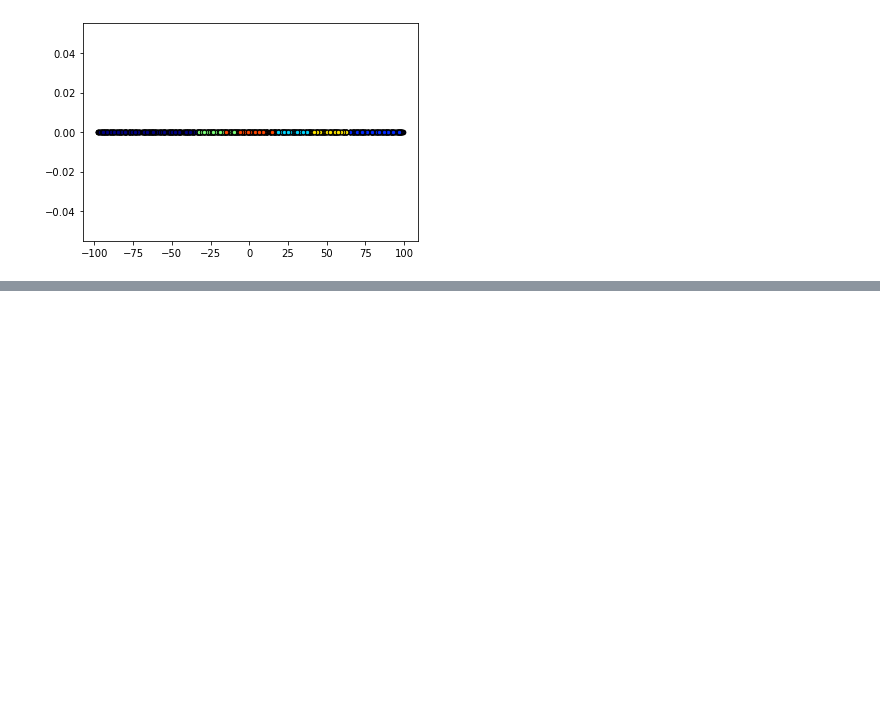
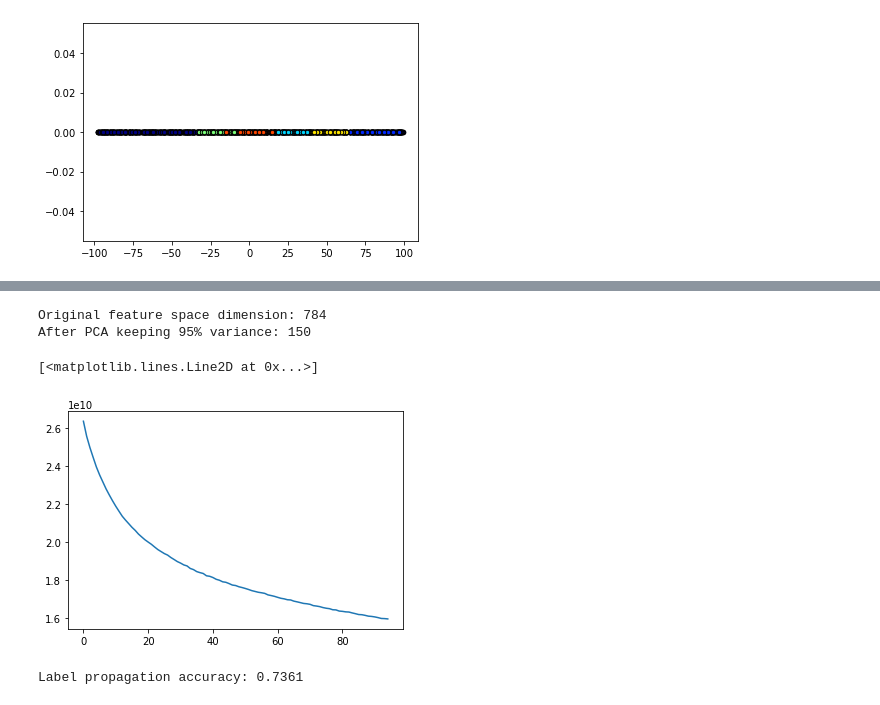
Before and after one commit to jaymberman/sklearn_guide, a Jupyter notebook: sklearn_guide.ipynb, the cells around one changed output, grey strips where cells are left out. Saved outputs shown, nothing was run; the diff lists cells and outputs as text; code cells hidden in the pictures; blank space fills up the shorter version.

Commit message:
finished clustering section

```diff
--- a/sklearn_guide.ipynb
+++ b/sklearn_guide.ipynb
@@ -2478,0 +2562,66 @@ Dataset after tSNEto 1-d
+# %%
+mnist = fetch_openml('mnist_784')
+# %%
+# It's easy to use the `elbow-method` to decide on an approximate number of clusters.
+# Because this dataset is relatively high-dimensional it would be a good idea to use PCA before
+# clustering.
+# In this dataset we can say there are probably at least 20-40ish clusters, because until there are at least
+# that many clusters the dataset inertia drops sharply with each added cluster
+X = mnist.data[:10000]
+y = mnist.target[:10000]
+X_pca = PCA(n_components=.95).fit_transform(X)
+print(f"Original feature space dimension: {X.shape[1]} \nAfter PCA keeping 95% variance: {X_pca.shape[1]}")
+inertias = []
+for i in tqdm(range(5, 100)):
+    km = KMeans(n_clusters=i)
+    km.fit(X_pca)
+    inertias.append(km.inertia_)
+
+plt.plot(inertias)
+# %% [output]
+Original feature space dimension: 784
+After PCA keeping 95% variance: 150
+[<matplotlib.lines.Line2D at 0x...>]
+[figure, added]
+# %%
+# Here is an example of using clustering to label an unlabeled dataset.
+# We choose representatives from each cluster and label them manually, and then
+# propagate the labels to all instances. We conclude by checking the accuracy against the true labels.
+# Note it's in general not a good idea to manually classify centroids: they are only cluster averages and
+# hence it can be difficult for a human to discern what the correct label would be (a 9 might look like a 4, etc.)
+# because the features (in this case the images) will be blurred from averaging
+
+from IPython.display import clear_output
+
+km = KMeans(n_clusters=40)
+
+def get_representatives_idx(X, clusterer):
+    preds = list(clusterer.predict(X))
+    representatives_idx = [preds.index(rep) for rep in np.unique(preds)]
+    return representatives_idx
+
+# Fit and manually classify representatives from each cluster.
+km.fit(X_pca)
+representatives_idx = get_representatives_idx(X_pca, km)
+representatives = X[representatives_idx]
+labels = []
+for representative in representatives:
+    plt.imshow(representative.reshape(28,28), cmap='gray')
+    plt.show()
+    label = int(input('label: '))
+    labels.append(label)
+    clear_output(wait=True)
+
+# Now that we have the labeled representatives, we propagate the labels to their cluster-mates
+y_manual = np.zeros(X.shape[0])
+preds = km.predict(X_pca)
+representatives_cluster_idx = km.predict(X_pca[representatives_idx])
+for i, idx in enumerate(representatives_cluster_idx):
+    y_manual[preds == idx] = labels[i]
+
+y_manual = y_manual.astype('int')
+y = y.astype('int')
+acc = float(np.sum(y == y_manual) / y.shape)
+print(f"Label propagation accuracy: {acc}")
+# %% [output]
+Label propagation accuracy: 0.7361
```
Also changed, not shown: parts of 28 cells of this notebook, 7 other files.
